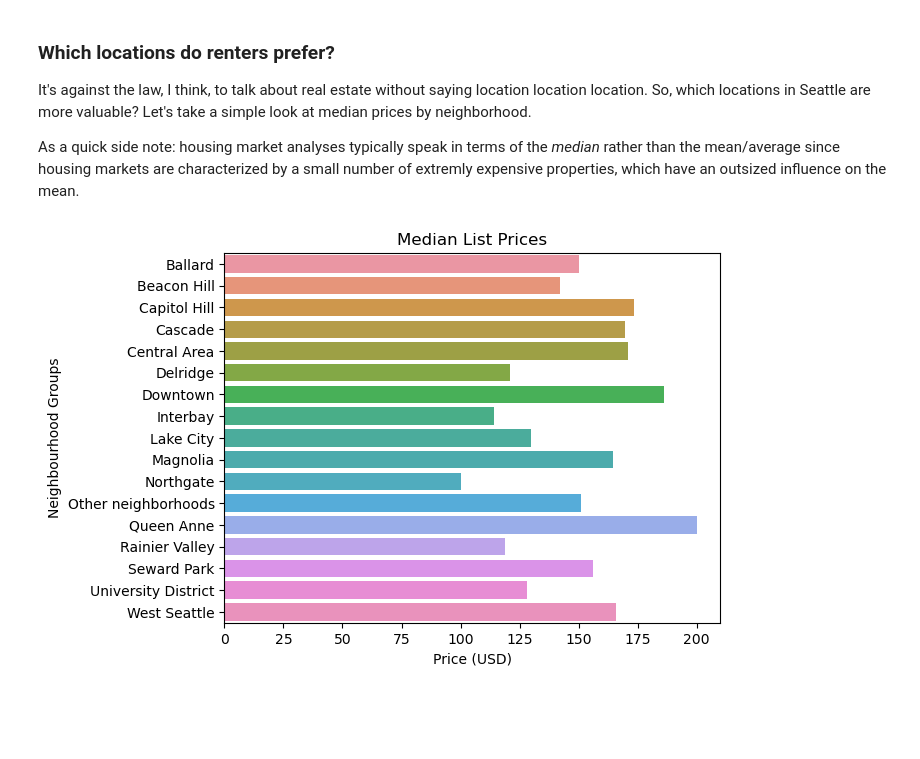
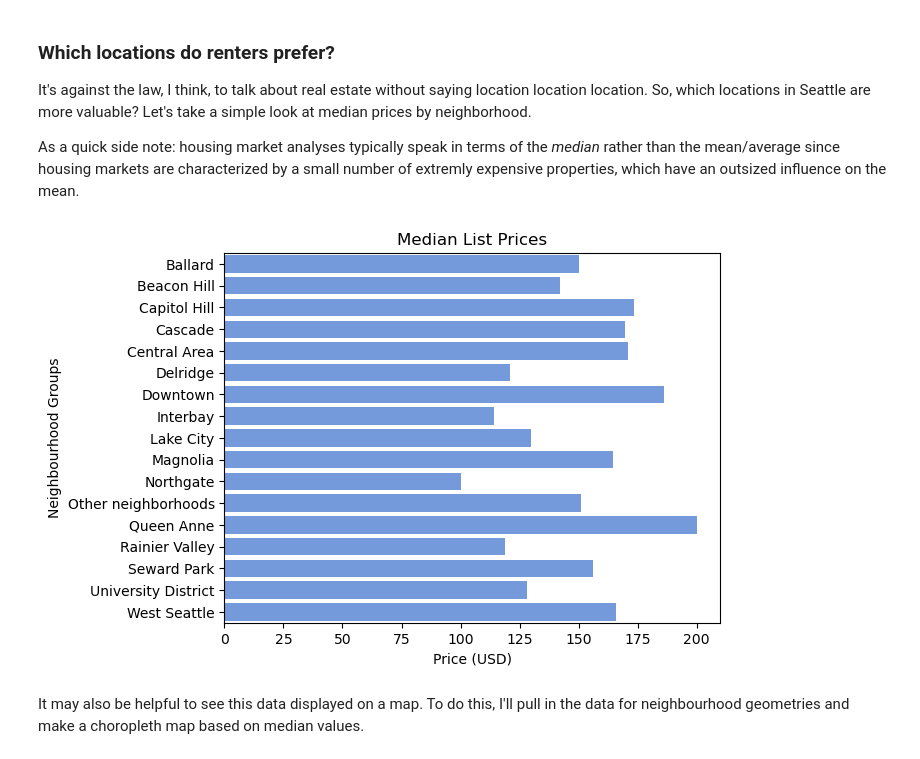
Before and after one commit to epistemetrica/udacity-blog-post-project, a Jupyter notebook: apw_airbnb_project.ipynb, the cells around one changed output. Drawn from its saved outputs; the diff is of its cells as text; code cells hidden in the pictures; blank space fills up the shorter version.

Commit message:
adding location plots

```diff
--- a/apw_airbnb_project.ipynb
+++ b/apw_airbnb_project.ipynb
@@ -394,9 +409,11 @@ As a quick side note: housing market analyses typically speak in terms of the _m
 # %%
 #obtain median values by neighborhood
 neighbourhood_group_prices = listings_df[['neighbourhood_group','price']].groupby('neighbourhood_group', as_index=False).median()
 
 #plot in seaborn
-p = sns.barplot(y= 'neighbourhood_group', x= 'price', data=neighbourhood_group_prices)
+p = sns.barplot(y= 'neighbourhood_group', x= 'price', data=neighbourhood_group_prices, color='cornflowerblue')
 p.set(ylabel='Neighbourhood Groups', xlabel='Price (USD)', title= 'Median List Prices');
 # %% [output]
-[figure, old version]
+[figure, new version]
+# %% [markdown]
+It may also be helpful to see this data displayed on a map. To do this, I'll pull in the data for neighbourhood geometries and make a choropleth map based on median values.
```
Also changed, not shown: parts of 12 cells of this notebook.
